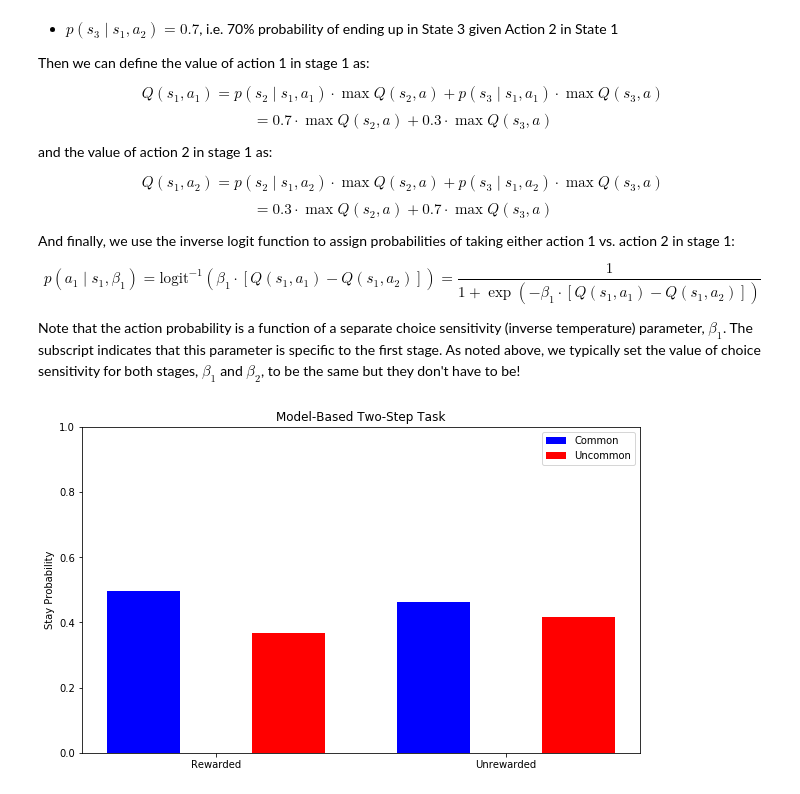
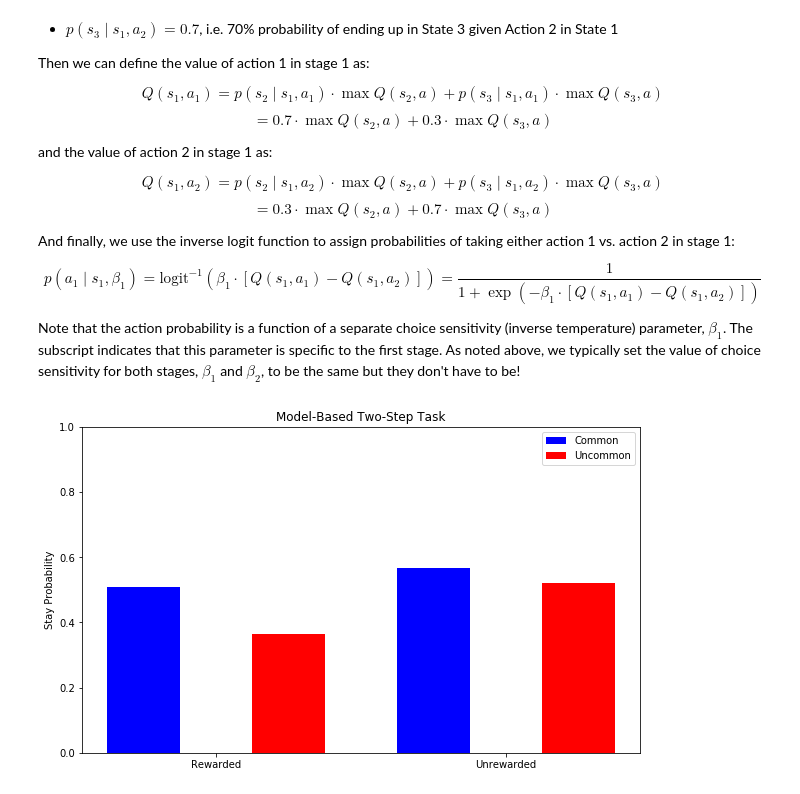
Before and after one commit to kmarr21/thesis, a Jupyter notebook: UnluckySymbol_and_ModelBased.ipynb, the cells around one changed output. Saved outputs shown, nothing was run; the diff lists cells and outputs as text; code cells hidden in the pictures.

```diff
--- a/UnluckySymbol_and_ModelBased.ipynb
+++ b/UnluckySymbol_and_ModelBased.ipynb
@@ -411,6 +383,8 @@ class model_based(object):
             # update level 2 MB value
             self.MB[outcome1, choice2] += self.alpha*(self.rewards[t] - self.MB[outcome1, choice2])
 
+        return self
+
     def plot(self, transition_count=None, title="Model-Based Two-Step Task", y_lim=0.5):
         _,ax = plt.subplots(1,1,figsize=[10,6])
 
@@ -441,3 +410,18 @@ beta = 10.00
 # %%
 np.random.seed(11408)
+
+## Define parameters
+n_agents = 1
+trials = 200
+alpha = 0.2
+beta = 10.00
+
+## Initialize agent.
 agents_MB = model_based(trials, Rs, alpha, beta)
+
+## Train agent.
+agents_MB.train(Rs[:200])
+
+agents_MB.plot()
+# %% [output]
+[figure, added]
@@ -446,4 +427,0 @@ MBtrained = agents_MB.train(Rs)
-# %%
-agents_MB.plot()
-# %% [output]
-[figure, removed]
```
Also changed, not shown: parts of 16 cells of this notebook, 1 other file.
